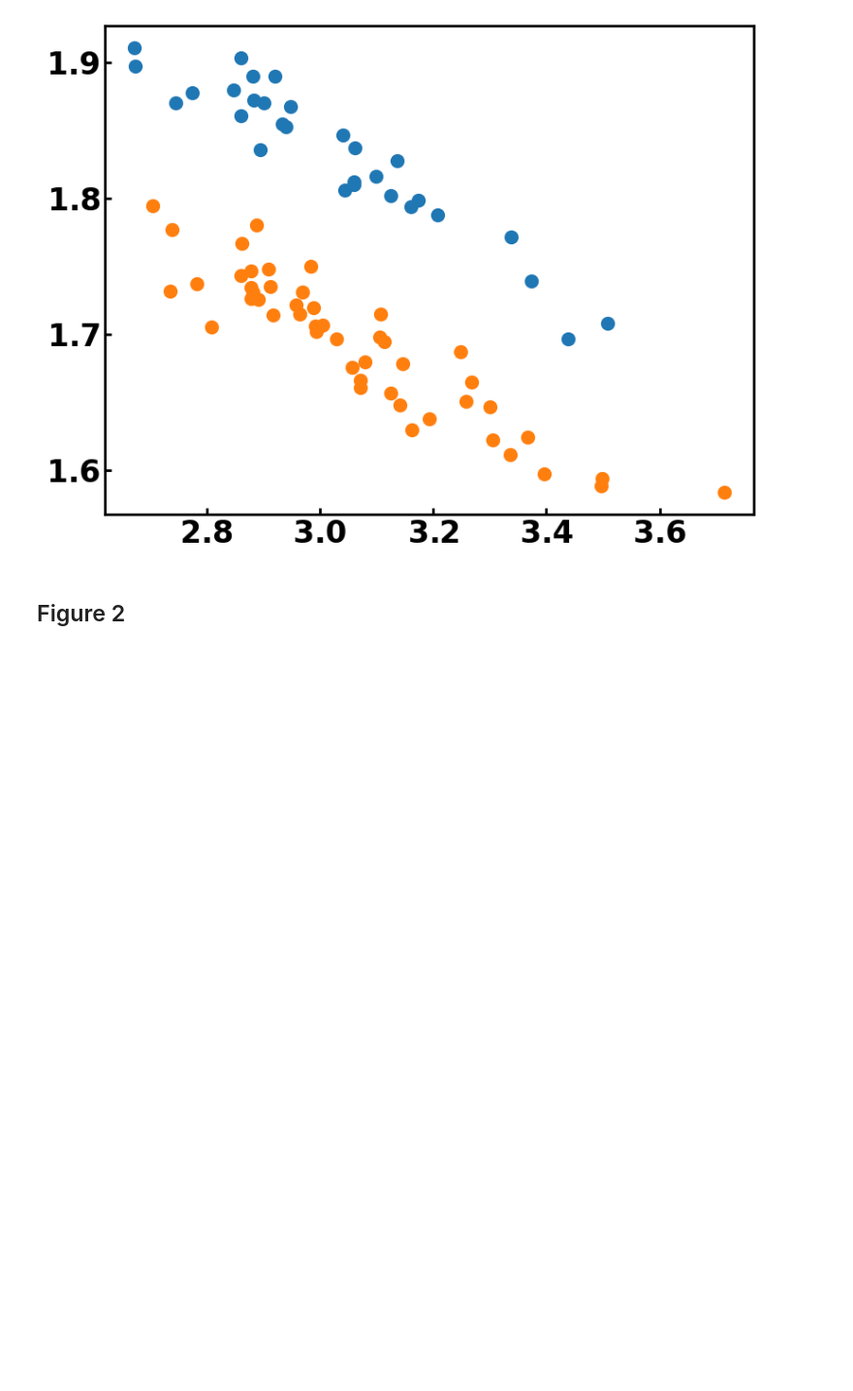
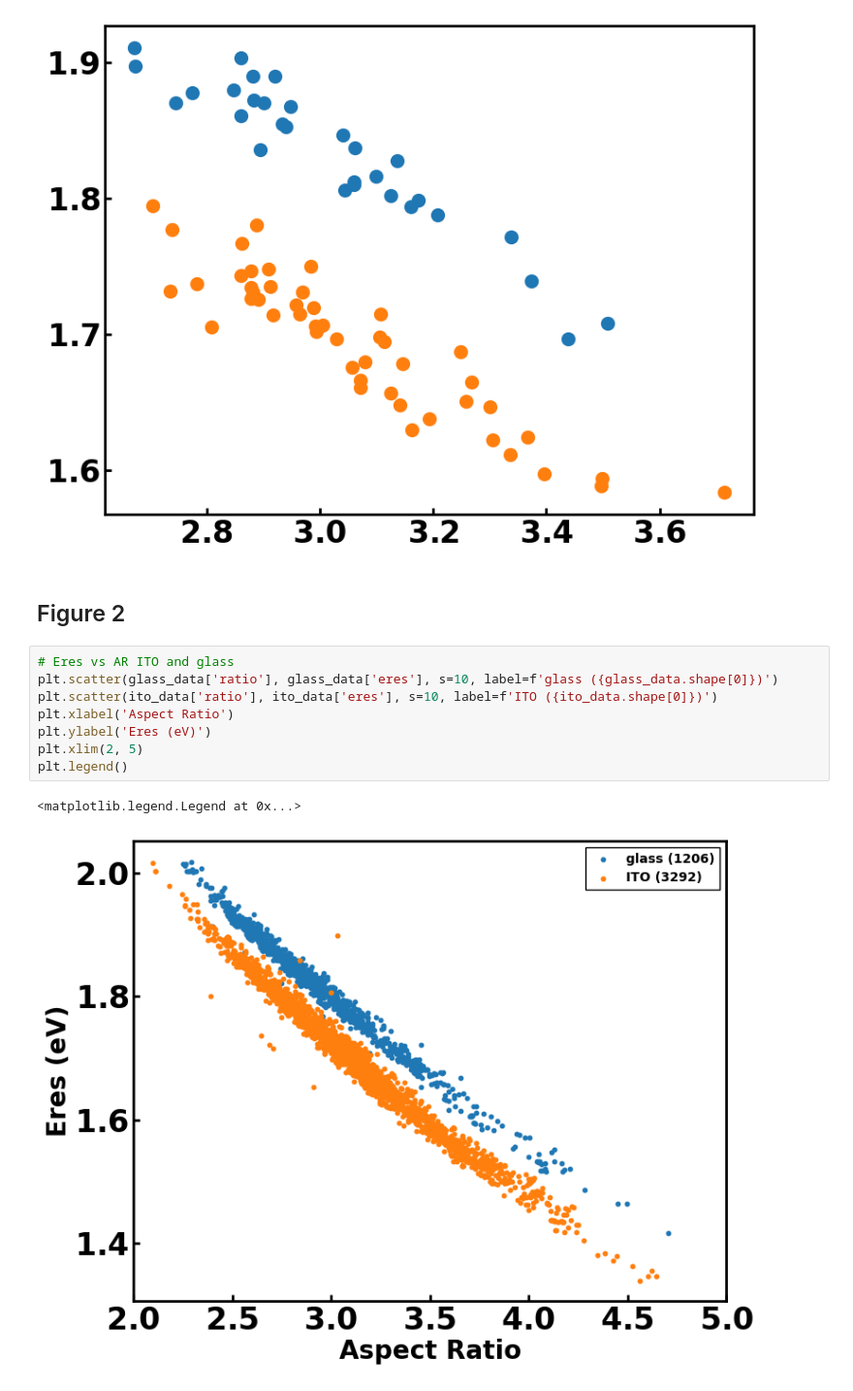
Before and after one commit to SWAN88/AuNR_DA, a Jupyter notebook: 051324_AuNR_DA_figures.ipynb, the cells around one changed output. Shown at 97% size. Drawn from its saved outputs; the diff is of its cells as text; blank space fills up the shorter version.

```diff
--- a/051324_AuNR_DA_figures.ipynb
+++ b/051324_AuNR_DA_figures.ipynb
@@ -268,3 +263,14 @@ plt.scatter(ito_exp_data['aspect_ratio'], ito_exp_data['eres'])
 [figure]
 # %% [markdown]
 ## Figure 2
+# %%
+# Eres vs AR ITO and glass
+plt.scatter(glass_data['ratio'], glass_data['eres'], s=10, label=f'glass ({glass_data.shape[0]})')
+plt.scatter(ito_data['ratio'], ito_data['eres'], s=10, label=f'ITO ({ito_data.shape[0]})')
+plt.xlabel('Aspect Ratio')
+plt.ylabel('Eres (eV)')
+plt.xlim(2, 5)
+plt.legend()
+# %% [output]
+<matplotlib.legend.Legend at 0x...>
+[figure, added]
```
Also changed, not shown: parts of 5 cells of this notebook, 6 other files.
